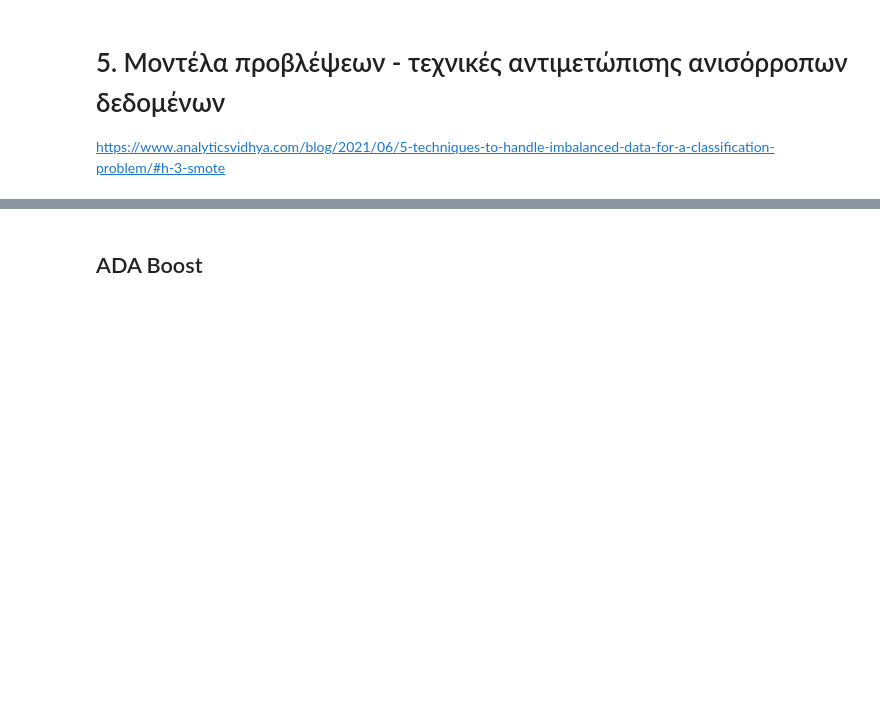
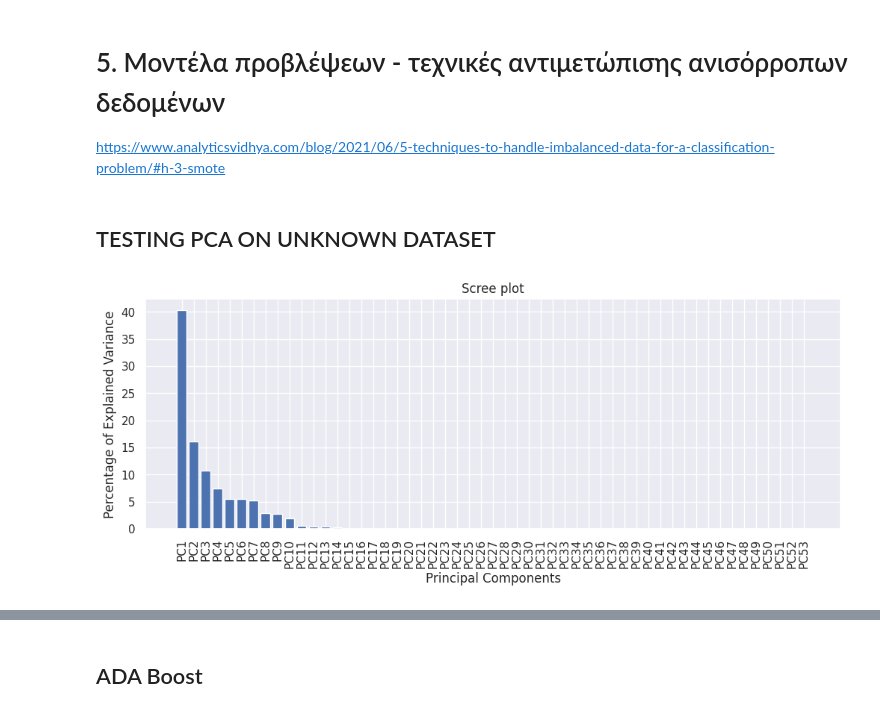
Before and after one commit to AAleksandros/HUA-DIT-Data-mining-project, a Jupyter notebook: only_classifiers_new.ipynb, the cells around one changed output, grey strips where cells are left out. Saved outputs shown, nothing was run; the diff lists cells and outputs as text; code cells hidden in the pictures; blank space fills up the shorter version.

```diff
--- a/only_classifiers_new.ipynb
+++ b/only_classifiers_new.ipynb
@@ -66,0 +64,29 @@ model_results ={}
+# %% [markdown]
+## TESTING PCA ON UNKNOWN DATASET
+# %%
+df_un_cl_corr = df_un_cl.drop(['film', 'year', 'distributor', 'imdb_rating', 'imdb_vs_rt_disparity', 'release_date_(us)', 'oscar_detail' , 'average_critics', 'average_audience'], axis=1)
+x = df_un_cl_corr
+# Fit and scale data
+x = StandardScaler().fit_transform(x)
+pca = PCA()
+
+# Fit and scale
+principal_components = pca.fit_transform(x)
+
+per_var = np.round(pca.explained_variance_ratio_ * 100, decimals=2)
+labels = [f'PC{x}' for x in range(1, len(per_var)+1)]
+
+principal_df = pd.DataFrame(data = principal_components, columns = labels)
+
+final_df = pd.concat([principal_df, df_cl[['oscar_winners']]], axis = 1)
+
+sns.set_theme()
+plt.figure(figsize=(12,4))
+plt.xticks(rotation=90)
+plt.bar(x=range(len(x[0])), height=per_var,  tick_label=labels)
+plt.ylabel('Percentage of Explained Variance')
+plt.xlabel('Principal Components')
+plt.title('Scree plot')
+plt.show()
+# %% [output]
+[figure, added]
```
Also changed, not shown: parts of 38 cells of this notebook, 1 other file.
